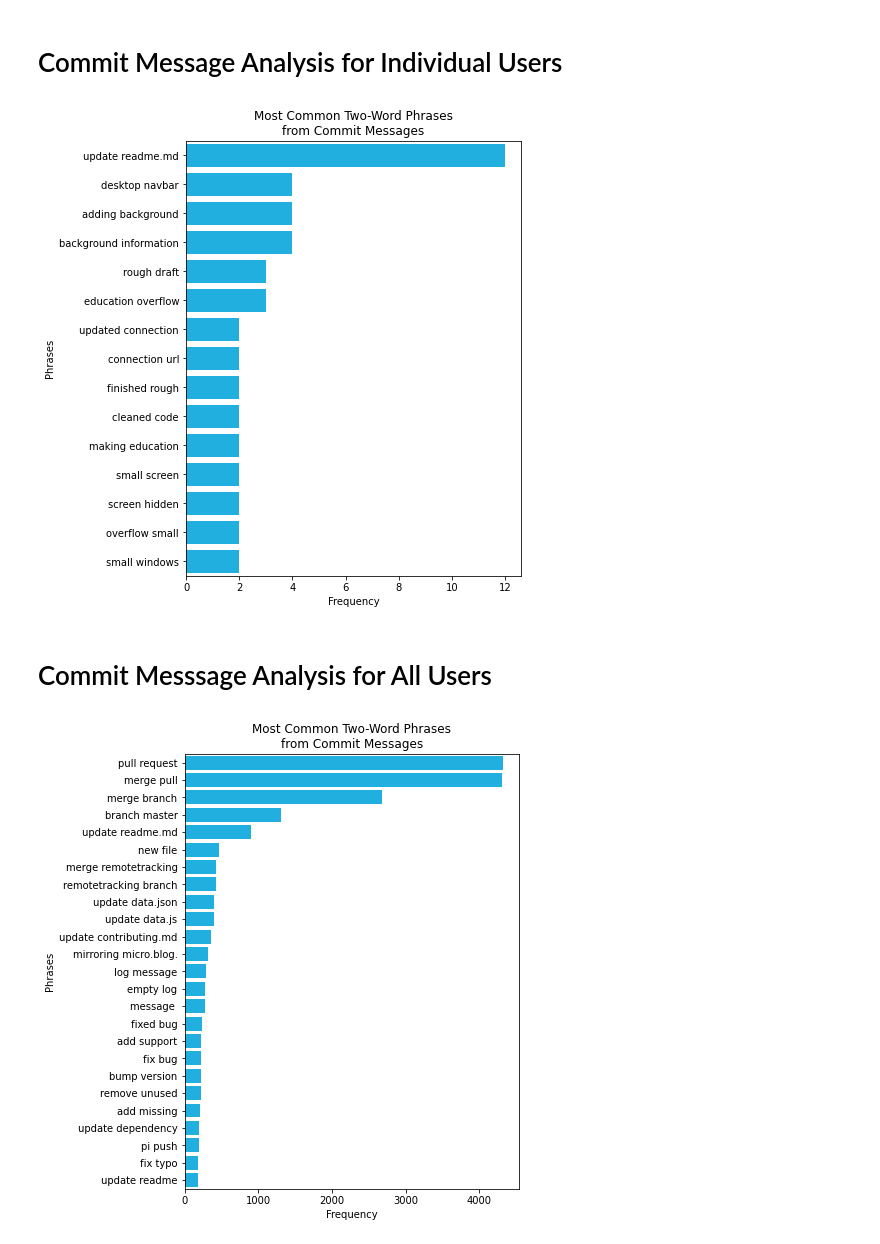
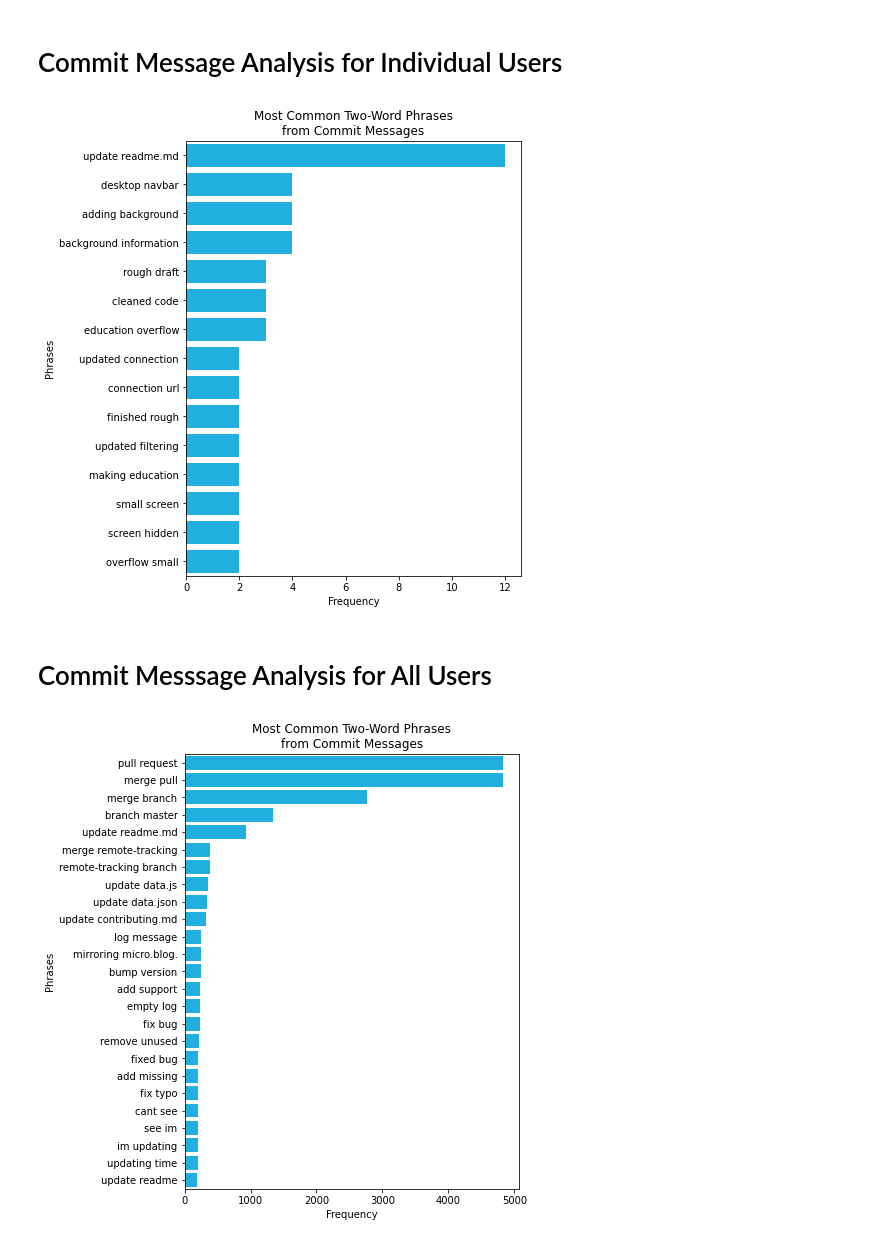
Before and after one commit to fdac23/GithubWrapped, a Jupyter notebook: Commits.ipynb, the cells around one changed output. Cells and saved outputs as stored; diff of their text form; code cells hidden in the pictures.

Commit message:
cleaned up code

```diff
--- a/Commits.ipynb
+++ b/Commits.ipynb
@@ -38,7 +37,7 @@ def clean_messages(messages):
             continue
 
         # Remove special characters
-        message = re.sub('[,"\'&\|:@>*;/=\+\-_™\[\]]', "", message)
+        message = re.sub('[,"\'&\|:@>*?;/=\+_™\[\]]', "", message)
         if (len(message) == 0):
             continue
 
@@ -64,11 +63,11 @@ def create_phrases(messages):
         elif (len(message) >= 2):
             tmp = list(map(' '.join, zip(message[:-1], message[1:])))
             for phrase in tmp:
-                if (phrase[0] != " "):
+                if (phrase[0] != " " and phrase[-1] != " "):
                     phrases.append(phrase)
     return phrases
 # %%
-def find_n_most_common_phrases(phrases, n=15):
+def find_n_most_common_phrases(phrases, n):
     # Count the frequency of each commit message phrase
     counts = Counter(phrases)
     counts = sorted(counts.items(), key=operator.itemgetter(1), reverse=True)
@@ -92,28 +91,28 @@ def graph_phrases(phrases):
 # %%
 access_token = os.environ.get('GITHUB_ACCESS_TOKEN')
 g = Github(access_token)
 
 # Replace username with the GitHub username of the individual whom you want to analyze
 username = "VaughanEric"
 
 # Obtain all the user's commit messages from their repos
 user = g.get_user(username)
 repos = user.get_repos()
 messages = []
 for repo in repos:
     commits = repo.get_commits(author=user)
     for commit in commits:
         messages.append(commit.commit.message)
 
 # Clean the commit messages and create the two-word phrases
 messages = clean_messages(messages)
 phrases = create_phrases(messages)
 
 # Find and graph the most common phrases
-phrases = find_n_most_common_phrases(phrases)
+phrases = find_n_most_common_phrases(phrases, 15)
 graph_phrases(phrases)
 # %% [output]
-[figure, old version]
+[figure, new version]
 # %% [markdown]
 # Commit Messsage Analysis for All Users
 # %%
@@ -125,10 +125,8 @@ query = """SELECT subject
         """
 subjects = github_repos.query_to_pandas_safe(query, max_gb_scanned=12)
 # %%
-# Messages from 100,000 commits
+# Clean the commit messages and create the two-word phrases
 messages = subjects["subject"]
-
-# Clean the commit messages and create the two-word phrases
 messages = clean_messages(messages)
 phrases = create_phrases(messages)
 
@@ -136,4 +134,4 @@ phrases = create_phrases(messages)
 phrases = find_n_most_common_phrases(phrases, 25)
 graph_phrases(phrases)
 # %% [output]
-[figure, old version]
+[figure, new version]
```
Also changed, not shown: parts of 4 cells of this notebook.
